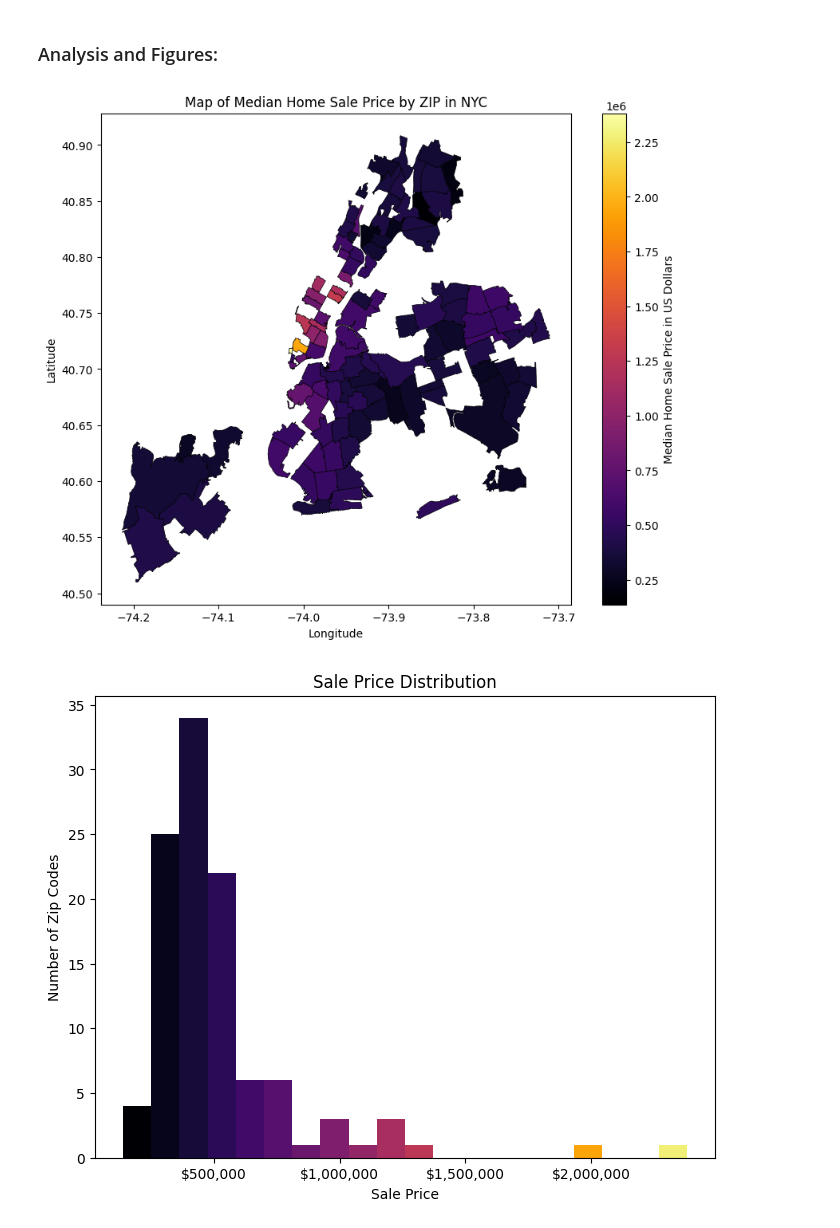
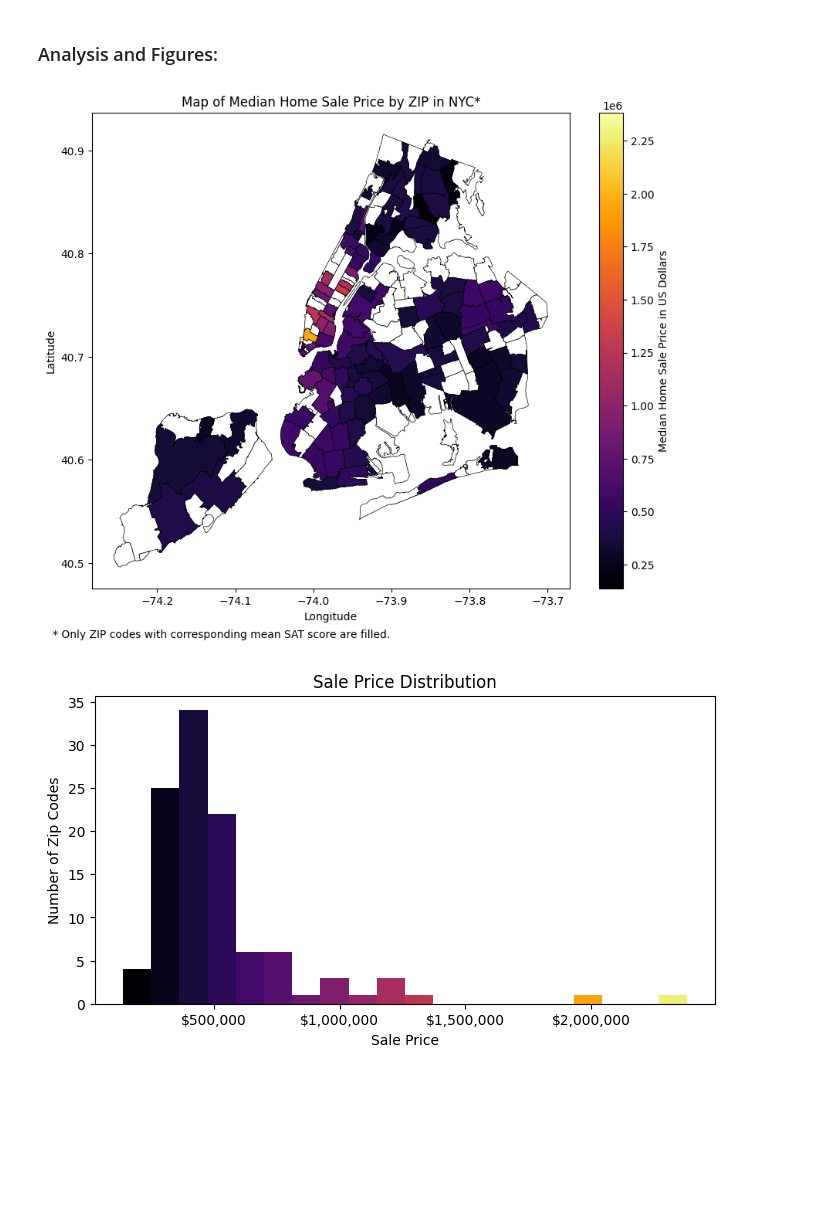
Before and after one commit to johnmays/wealth-and-SAT-NYC, a Jupyter notebook: notebooks/investigation.ipynb, the cells around one changed output. Cells and saved outputs as stored; diff of their text form; code cells hidden in the pictures; blank space fills up the shorter version.

Commit message:
checkpoint: new plots & explanation

```diff
--- a/notebooks/investigation.ipynb
+++ b/notebooks/investigation.ipynb
@@ -24,7 +35,7 @@ prices = pd.concat([pd.read_excel('../data/2010_queens.xls', header=3),
 
 SAT_scores = pd.read_csv('../data/SAT__College_Board__2010_School_Level_Results_20231216.csv')
 
-high_schools = pd.read_csv('../data/2014_-_2015_DOE_High_School_Directory_20231216.csv')
+full_high_schools = pd.read_csv('../data/2014_-_2015_DOE_High_School_Directory_20231216.csv')
 
 zip_boundaries = gpd.read_file('../data/Modified Zip Code Tabulation Areas (MODZCTA)_20231216.geojson')
 # %%
@@ -49,6 +60,7 @@ prices = prices[prices['SALE PRICE']!=0]
 mean_prices = prices.groupby('ZIP CODE').mean()
 median_prices = prices.groupby('ZIP CODE').median()
 # %%
+high_schools = full_high_schools.copy()
 high_schools.rename({'dbn': 'DBN', 'postcode': 'ZIP CODE'}, axis=1, inplace=True)
 high_schools = high_schools[['DBN', 'ZIP CODE']]
 # %%
@@ -132,8 +144,10 @@ Quite a few of the zip codes in NYC were lost after the join that was just perfo
 inferno = plt.cm.inferno
 # %%
 fig, ax = plt.subplots(1, figsize = (10, 8))
-ax = total_df.plot(column='SALE PRICE', cmap=inferno, ax=ax,
-                   edgecolor = inferno(0), linewidth = 0.5)
+line_width = 0.5
+zip_boundaries.plot(edgecolor = inferno(0), color = 'white', linewidth = line_width, ax=ax)
+total_df.plot(column='SALE PRICE', cmap=inferno, ax=ax,
+                   edgecolor = inferno(0), linewidth = line_width)
 plt.colorbar(
     plt.cm.ScalarMappable(cmap=inferno, norm=plt.Normalize(
         vmin=total_df['SALE PRICE'].min(),
@@ -141,24 +155,25 @@ plt.colorbar(
         ax = ax, label = 'Median Home Sale Price in US Dollars')
 plt.xlabel('Longitude')
 plt.ylabel('Latitude')
-plt.title('Map of Median Home Sale Price by ZIP in NYC')
+plt.title('Map of Median Home Sale Price by ZIP in NYC*')
+plt.figtext(0.075, 0.03, "* Only ZIP codes with corresponding mean SAT score are filled.", ha="left", fontsize=10)
 plt.show();
 # %% [output]
-[figure, old version]
+[figure, new version]
 # %%
-fig, ax = plt.subplots(1, figsize = (8, 6))
+fig, ax = plt.subplots(1, figsize = (8, 4))
 ax.xaxis.set_major_formatter(mpl.ticker.StrMethodFormatter('${x:,.0f}'))
 N, bins, patches = ax.hist(total_df['SALE PRICE'], bins=20)
 
 fracs = bins / bins.max()
 norm = mpl.colors.Normalize(fracs.min(), fracs.max())
 for frac, patch in zip(fracs, patches):
     color = inferno(norm(frac))
     patch.set_facecolor(color)
 
 plt.ylabel('Number of Zip Codes')
 plt.xlabel('Sale Price')
 plt.title('Sale Price Distribution')
 plt.show();
 # %% [output]
-[figure, old version]
+[figure, new version]
```
Also changed, not shown: parts of 15 cells of this notebook, 1 other file.
